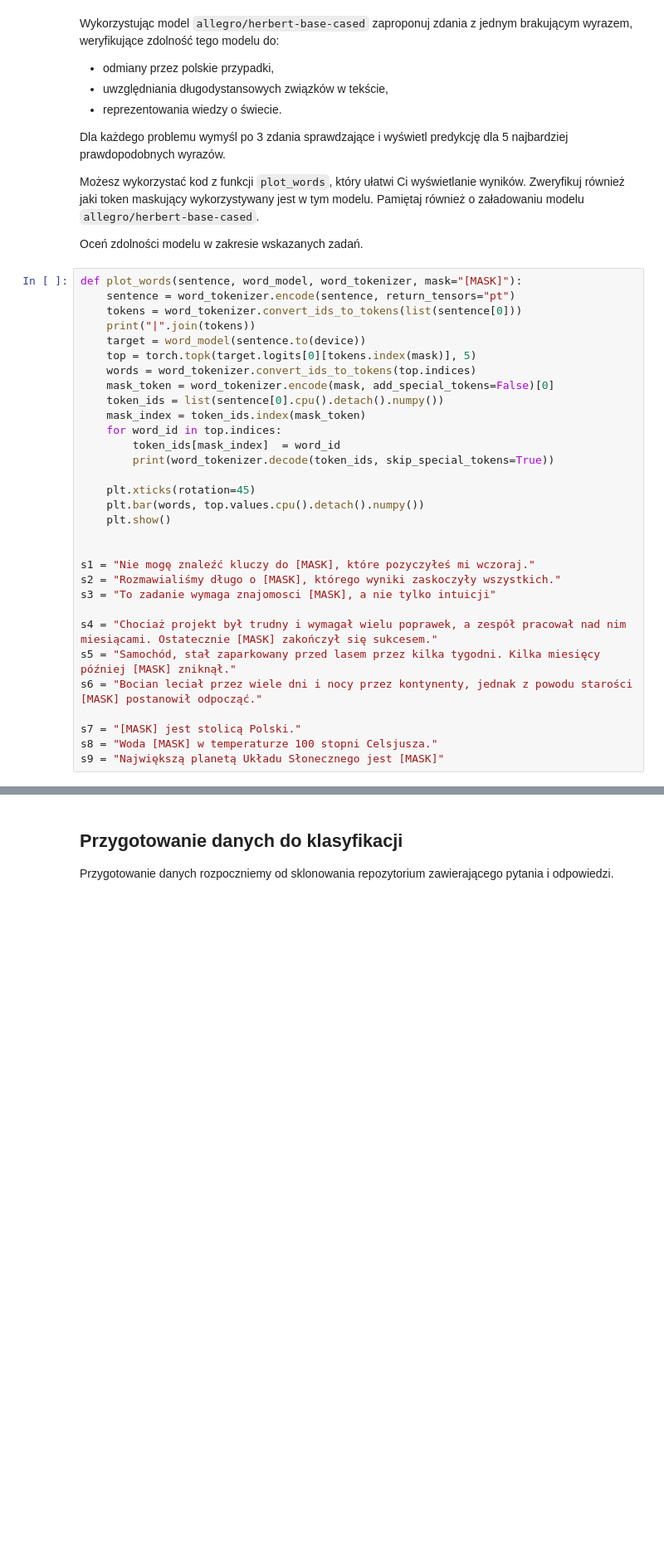
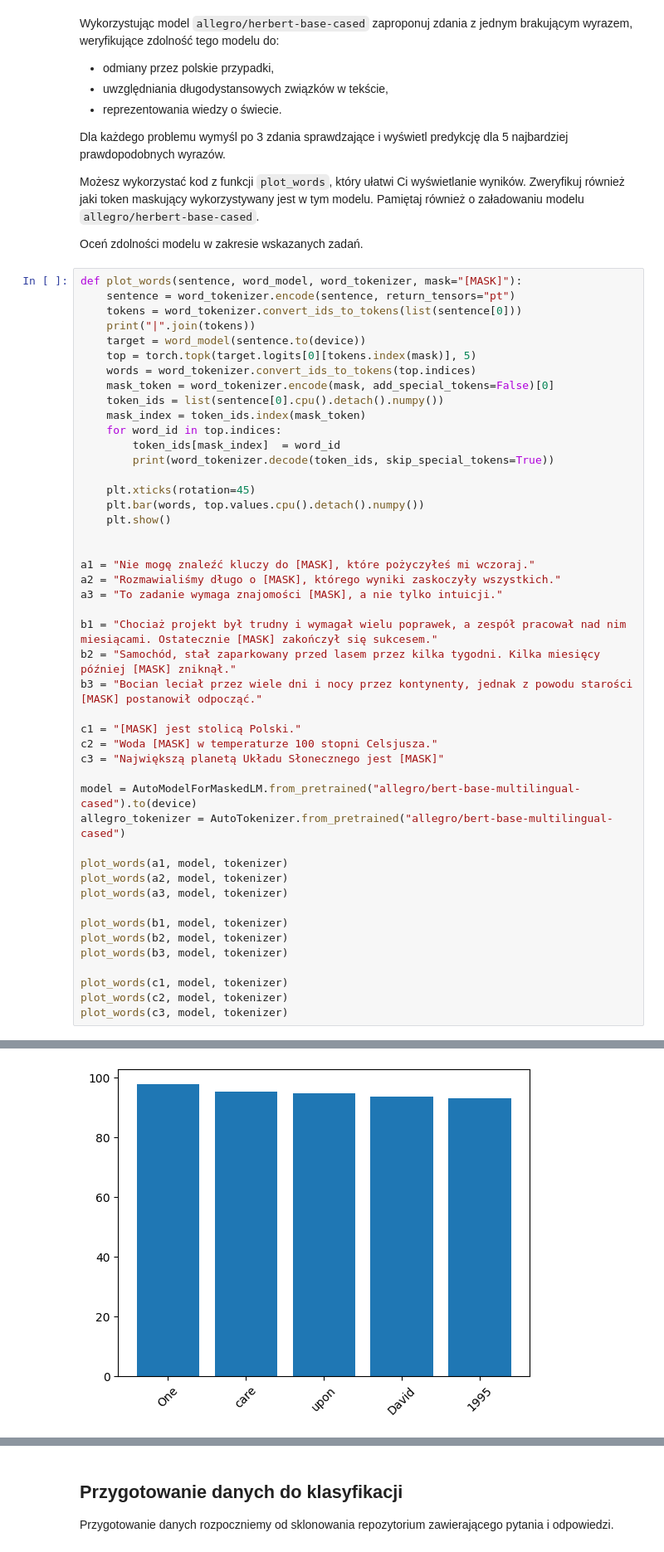
Before and after one commit to igorpie1705/sztuczna-inteligencja, a Jupyter notebook: lab5/lab_5.ipynb, the cells around one changed output, grey strips where cells are left out. Shown at 83% size. Cells and saved outputs as stored; diff of their text form; blank space fills up the shorter version.

```diff
--- a/lab5/lab_5.ipynb
+++ b/lab5/lab_5.ipynb
@@ -284,14 +288,30 @@ def plot_words(sentence, word_model, word_tokenizer, mask="[MASK]"):
     plt.show()
 
 
-s1 = "Nie mogę znaleźć kluczy do [MASK], które pozyczyłeś mi wczoraj."
-s2 = "Rozmawialiśmy długo o [MASK], którego wyniki zaskoczyły wszystkich."
-s3 = "To zadanie wymaga znajomosci [MASK], a nie tylko intuicji"
+a1 = "Nie mogę znaleźć kluczy do [MASK], które pożyczyłeś mi wczoraj."
+a2 = "Rozmawialiśmy długo o [MASK], którego wyniki zaskoczyły wszystkich."
+a3 = "To zadanie wymaga znajomości [MASK], a nie tylko intuicji."
 
-s4 = "Chociaż projekt był trudny i wymagał wielu poprawek, a zespół pracował nad nim miesiącami. Ostatecznie [MASK] zakończył się sukcesem."
-s5 = "Samochód, stał zaparkowany przed lasem przez kilka tygodni. Kilka miesięcy później [MASK] zniknął."
-s6 = "Bocian leciał przez wiele dni i nocy przez kontynenty, jednak z powodu starości [MASK] postanowił odpocząć."
+b1 = "Chociaż projekt był trudny i wymagał wielu poprawek, a zespół pracował nad nim miesiącami. Ostatecznie [MASK] zakończył się sukcesem."
+b2 = "Samochód, stał zaparkowany przed lasem przez kilka tygodni. Kilka miesięcy później [MASK] zniknął."
+b3 = "Bocian leciał przez wiele dni i nocy przez kontynenty, jednak z powodu starości [MASK] postanowił odpocząć."
 
-s7 = "[MASK] jest stolicą Polski."
-s8 = "Woda [MASK] w temperaturze 100 stopni Celsjusza."
-s9 = "Największą planetą Układu Słonecznego jest [MASK]"
+c1 = "[MASK] jest stolicą Polski."
+c2 = "Woda [MASK] w temperaturze 100 stopni Celsjusza."
+c3 = "Największą planetą Układu Słonecznego jest [MASK]"
+
+model = AutoModelForMaskedLM.from_pretrained("allegro/bert-base-multilingual-cased").to(device)
+allegro_tokenizer = AutoTokenizer.from_pretrained("allegro/bert-base-multilingual-cased")
+
+plot_words(a1, model, tokenizer)
+plot_words(a2, model, tokenizer)
+plot_words(a3, model, tokenizer)
+
+plot_words(b1, model, tokenizer)
+plot_words(b2, model, tokenizer)
+plot_words(b3, model, tokenizer)
+
+plot_words(c1, model, tokenizer)
+plot_words(c2, model, tokenizer)
+plot_words(c3, model, tokenizer)
+# %% [output]
@@ -297,0 +324 @@ s9 = "Największą planetą Układu Słonecznego jest [MASK]"
+[figure, added]
```
Also changed, not shown: parts of 6 cells of this notebook.
